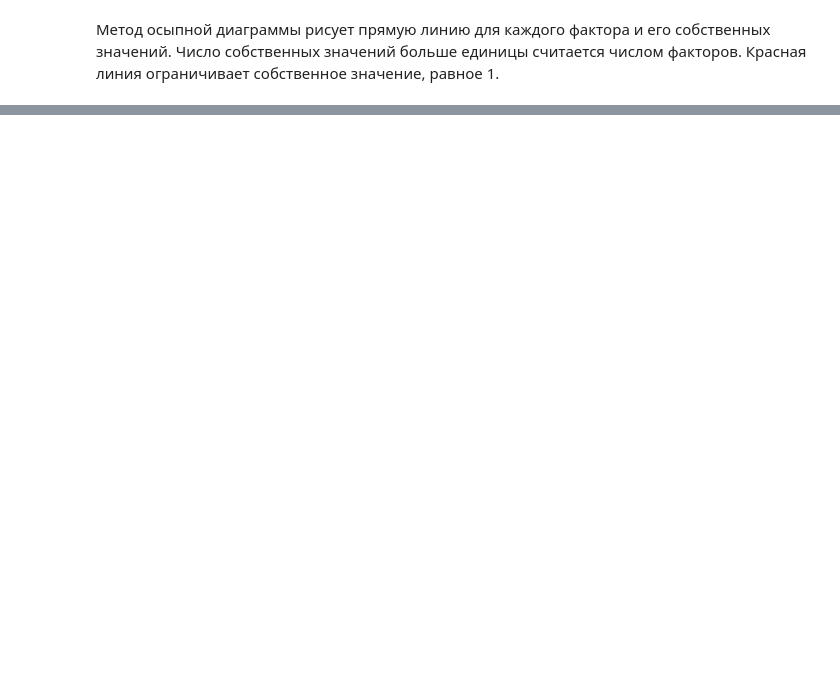
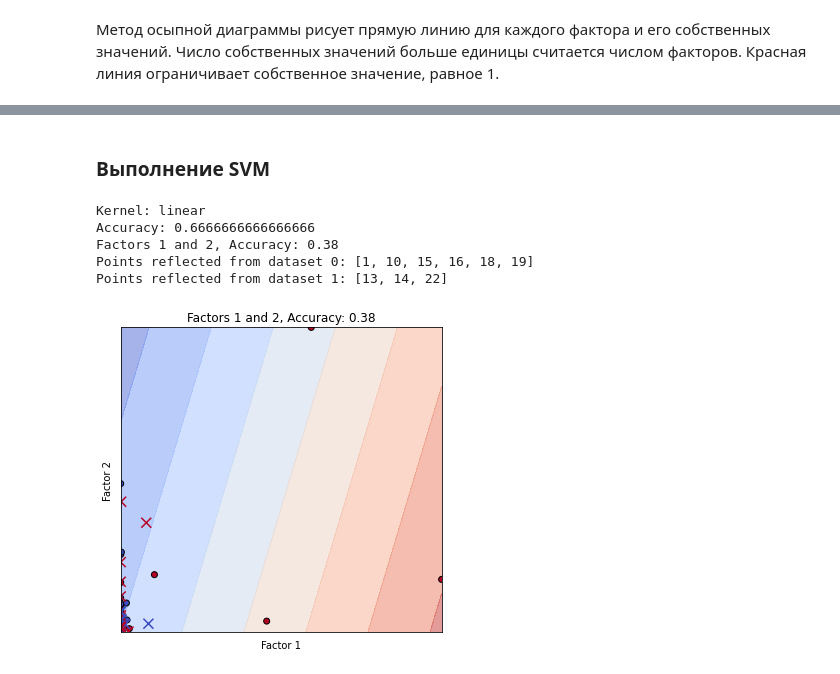
Before and after one commit to SvatLisov/factor_analysis_svm, a Jupyter notebook: FA_Common_Bigramm.ipynb, the cells around one changed output, grey strips where cells are left out. Cells and saved outputs as stored; diff of their text form; code cells hidden in the pictures; blank space fills up the shorter version.

```diff
--- a/FA_Common_Bigramm.ipynb
+++ b/FA_Common_Bigramm.ipynb
@@ -571,10 +217,0 @@ pd.DataFrame(fa.loadings_,index=new_df.columns)
-# %%
-Z=np.abs(fa.loadings_)
-fig, ax = plt.subplots()
-c = ax.pcolor(Z)
-fig.colorbar(c, ax=ax)
-ax.set_yticks(np.arange(fa.loadings_.shape[0])+0.5, minor=False)
-ax.set_xticks(np.arange(fa.loadings_.shape[1])+0.5, minor=False)
-ax.set_yticklabels(new_df.columns.values)
-ax.set_xticklabels(np.arange(1,5))
-plt.show()
@@ -737,3 +321,5 @@ plt.show()
+# %% [markdown]
+### Выполнение SVM
 # %%
 import numpy as np
 import pandas as pd
@@ -742,18 +328,19 @@ from sklearn.svm import SVC
 from sklearn.model_selection import train_test_split
 from sklearn.metrics import accuracy_score
 from sklearn.decomposition import FactorAnalysis
+from itertools import combinations
 
 # данных для двух датасетов с разным количеством строк
 dataset1 = new_df.head(48)
 dataset2 = new_df.tail(new_df.shape[0] - 48)
 
 # Создание датафреймов из сгенерированных данных
-df1 = pd.DataFrame(dataset1, columns=['Factor1', 'Factor2', 'Factor3', 'Factor4'])
-df2 = pd.DataFrame(dataset2, columns=['Factor1', 'Factor2', 'Factor3', 'Factor4'])
+df1 = pd.DataFrame(dataset1, columns=['Factor1', 'Factor2'])
+df2 = pd.DataFrame(dataset2, columns=['Factor1', 'Factor2'])
 
 # Факторный анализ для каждого датасета
-fa1 = FactorAnalysis(n_components=4, rotation='varimax')
-fa2 = FactorAnalysis(n_components=4, rotation='varimax')
+fa1 = FactorAnalysis(n_components=2, rotation='varimax')
+fa2 = FactorAnalysis(n_components=2, rotation='varimax')
 transformed_data1 = fa1.fit_transform(dataset1)
 transformed_data2 = fa2.fit_transform(dataset2)
 
@@ -762,26 +349,20 @@ min_len = min(len(dataset1), len(dataset2))
 dataset1 = dataset1[:min_len]
 dataset2 = dataset2[:min_len]
 
-from itertools import combinations
-
 # Объединение датасетов
 X = np.concatenate([dataset1, dataset2])
 y = np.array([0] * min_len + [1] * min_len)  # Метки классов: 0 для dataset1, 1 для dataset2
 
 # Разделение данных на обучающий и тестовый наборы
-X_train, X_test, y_train, y_test = train_test_split(X, y,test_size=0.3, random_state=1)#test_size=0.33, random_state=42
-
-
+X_train, X_test, y_train, y_test = train_test_split(X, y, test_size=0.3, random_state=1)
 
 print(f'Kernel: linear')
-#балансом, используя гиперпараметр C:
-#меньшее значение C ведет к более широкой полосе, но большему числу нарушений зазора.
+# Обучение SVM модели
 svm_model = SVC(kernel='linear', C=0.01)
 svm_model.fit(X_train, y_train)
 y_pred = svm_model.predict(X_test)
 accuracy = accuracy_score(y_test, y_pred)
 print(f'Accuracy: {accuracy}')
-
 
 def print_reflected_indices(X_test, y_test, y_pred):
     reflected_indices = {}
@@ -796,46 +377,57 @@ def print_reflected_indices(X_test, y_test, y_pred):
         print(f'Points reflected from dataset {label}: {indices}')
 
 # Построение графиков SVM с разными цветами для датасетов
-plt.figure(figsize=(12, 10))
-pairs = list(combinations(range(4), 2))
+plt.figure(figsize=(5, 5))
+pairs = list(combinations(range(2), 2))
 for i, pair in enumerate(pairs):
-    plt.subplot(3, 4, i + 1)
-    svm_model = SVC(kernel='linear')
+    plt.subplot(1, 1, i + 1)
+
+    # Обучение SVM модели
     svm_model.fit(X_train[:, pair], y_train)
-    xx, yy = np.meshgrid(np.linspace(X[:, pair[0]].min() - 1, X[:, pair[0]].max() + 1, 500),
-                         np.linspace(X[:, pair[1]].min() - 1, X[:, pair[1]].max() + 1, 500))
-    Z = svm_model.predict(np.c_[xx.ravel(), yy.ravel()])
+
+    # Определение границ графика
+    x_min, x_max = X[:, pair[0]].min() - 1, X[:, pair[0]].max() + 1
+    y_min, y_max = X[:, pair[1]].min() - 1, X[:, pair[1]].max() + 1
+    xx, yy = np.meshgrid(np.linspace(x_min, x_max, 100), np.linspace(y_min, y_max, 100))
+    Z = svm_model.decision_function(np.c_[xx.ravel(), yy.ravel()])
     Z = Z.reshape(xx.shape)
 
+    # Предсказание на тестовом наборе данных
     y_pred = svm_model.predict(X_test[:, pair])
     accuracy = accuracy_score(y_test, y_pred)
 
     print(f'Factors {pair[0]+1} and {pair[1]+1}, Accuracy: {accuracy:.2f}')
     print_reflected_indices(X_test[:, pair], y_test, y_pred)
 
     # Отображение границ решения и обучающих точек
     plt.contourf(xx, yy, Z, cmap=plt.cm.coolwarm, alpha=0.5)
     plt.scatter(X_train[:, pair[0]], X_train[:, pair[1]], c=y_train, cmap=plt.cm.coolwarm, edgecolors='k')
-    plt.scatter(X_test[:, pair[0]], X_test[:, pair[1]], c=y_test, cmap=plt.cm.coolwarm,marker='x',  s=100)
+    plt.scatter(X_test[:, pair[0]], X_test[:, pair[1]], c=y_test, cmap=plt.cm.coolwarm, marker='x', s=100)
     plt.xlabel(f'Factor {pair[0]+1}')
     plt.ylabel(f'Factor {pair[1]+1}')
     plt.title(f'Factors {pair[0]+1} and {pair[1]+1}, Accuracy: {accuracy:.2f}')
-    plt.xlim(xx.min(), xx.max())
-    plt.ylim(yy.min(), yy.max())
+    plt.xlim(x_min, x_max)
+    plt.ylim(y_min, y_max)
     plt.xticks(())
     plt.yticks(())
 
 plt.tight_layout()
 plt.show()
 
 # Вывод определенных строк из датасета
-#def print_selected_rows(dataset, indices):
-    #selected_rows = dataset.iloc[indices]
-    #print(selected_rows)
+def print_selected_rows(dataset, indices):
+    selected_rows = dataset.iloc[indices]
+    print(selected_rows)
 
-# Вставить нужные строчки, выбрав
 print("Выбранные строки из датасета 1:")
-#print_selected_rows(df1, [1, 2, 8, 10, 12, 15, 16, 17, 18, 21])
+print_selected_rows(df1, [1, 10, 15, 16, 18, 19])
 
 print("Выбранные строки из датасета 2:")
-#print_selected_rows(df2,  [0, 3, 4, 5, 6, 7, 9, 11, 13, 14, 22])
+print_selected_rows(df2,  [13, 14, 22])
+# %% [output]
+Kernel: linear
+Accuracy: 0.6666666666666666
+Factors 1 and 2, Accuracy: 0.38
+Points reflected from dataset 0: [1, 10, 15, 16, 18, 19]
+Points reflected from dataset 1: [13, 14, 22]
+[figure, added]
```
Also changed, not shown: parts of 49 cells of this notebook, 2 other files.
